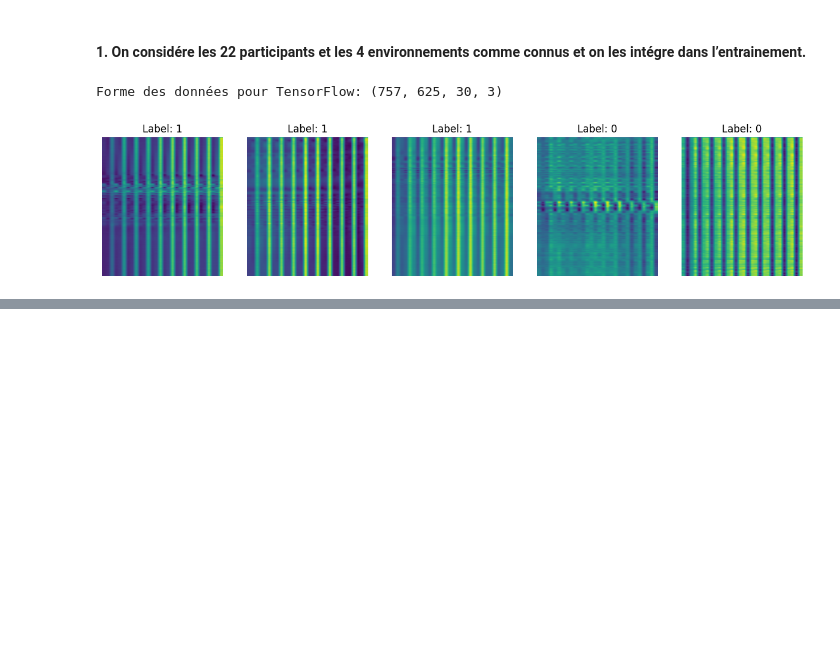
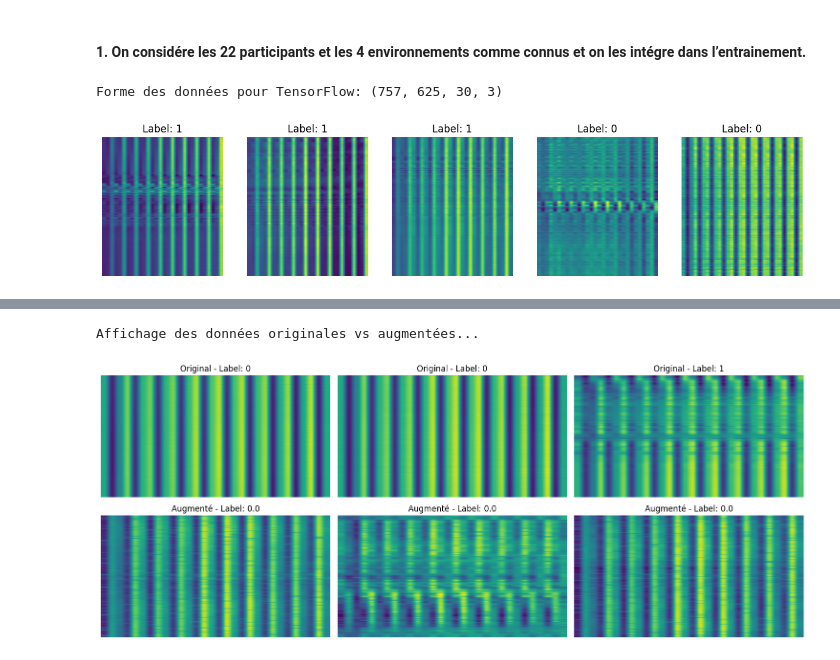
Before and after one commit to 6666mon/IA02-Projet, a Jupyter notebook: partie2.ipynb, the cells around one changed output, grey strips where cells are left out. Saved outputs shown, nothing was run; the diff lists cells and outputs as text; code cells hidden in the pictures; blank space fills up the shorter version.

```diff
--- a/partie2.ipynb
+++ b/partie2.ipynb
@@ -373,0 +716,70 @@ print(f"Recall: {results_cnn_lstm[3]:.4f}")
+# %%
+#Augmentation de Données et Création des Datasets TensorFlow
+
+@tf.function
+def augment(signal, label, noise_factor=0.05, max_shift_percent=0.05, dropout_rate=0.05):
+    """
+    Applique une augmentation simple sur les signaux :
+    - Bruit gaussien léger
+    - Décalage temporel
+    - Masquage aléatoire de points (dropout temporel)
+    """
+
+    # 1. Bruit Gaussien
+    std = tf.math.reduce_std(signal)
+    noise = tf.random.normal(tf.shape(signal), mean=0.0, stddev=std * noise_factor)
+    signal = signal + noise
+
+    # 2. Décalage temporel (shift)
+    time_steps = tf.shape(signal)[0]
+    max_shift = tf.cast(tf.cast(time_steps, tf.float32) * max_shift_percent, tf.int32)
+    shift = tf.random.uniform((), -max_shift, max_shift + 1, dtype=tf.int32)
+    signal = tf.roll(signal, shift=shift, axis=0)
+
+    # 3. Masquage aléatoire (dropout temporel)
+    dropout_mask = tf.cast(tf.random.uniform(tf.shape(signal)) > dropout_rate, signal.dtype)
+    signal = signal * dropout_mask
+
+    return signal, label
+
+
+
+batch_size = 64
+
+train_ds = tf.data.Dataset.from_tensor_slices((x_train, y_train.astype(np.float32)))
+train_ds = train_ds.shuffle(len(x_train))
+train_ds = train_ds.map(augment, num_parallel_calls=tf.data.AUTOTUNE)
+train_ds = train_ds.batch(batch_size).prefetch(tf.data.AUTOTUNE)
+
+test_ds = tf.data.Dataset.from_tensor_slices((x_test, y_test.astype(np.float32)))
+test_ds = test_ds.batch(batch_size).prefetch(tf.data.AUTOTUNE)
+
+# --- Visualisation des Données Augmentées ---
+
+print("Affichage des données originales vs augmentées...")
+
+n_show = 3
+orig = x_train[:n_show]
+labels = y_train[:n_show]
+
+aug_batch = next(iter(train_ds.take(1)))
+aug = aug_batch[0][:n_show]
+aug_labels = aug_batch[1][:n_show]
+
+plt.figure(figsize=(15, 6))
+for i in range(n_show):
+    plt.subplot(2, n_show, i + 1)
+    plt.imshow(orig[i, :, :, 0], aspect='auto', cmap='viridis')
+    plt.title(f"Original - Label: {labels[i]}")
+    plt.axis('off')
+
+    plt.subplot(2, n_show, i + 1 + n_show)
+    plt.imshow(aug[i, :, :, 0].numpy(), aspect='auto', cmap='viridis')
+    plt.title(f"Augmenté - Label: {aug_labels[i].numpy()}")
+    plt.axis('off')
+
+plt.tight_layout()
+plt.show()
+# %% [output]
+Affichage des données originales vs augmentées...
+[figure, added]
```
Also changed, not shown: parts of 17 cells of this notebook.
